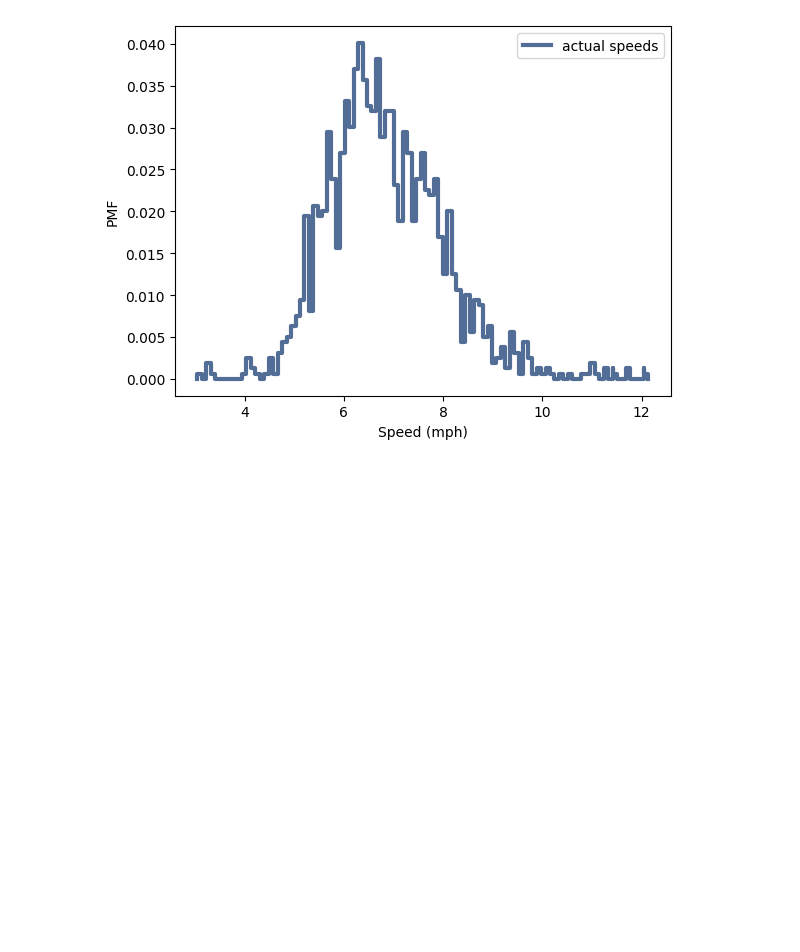
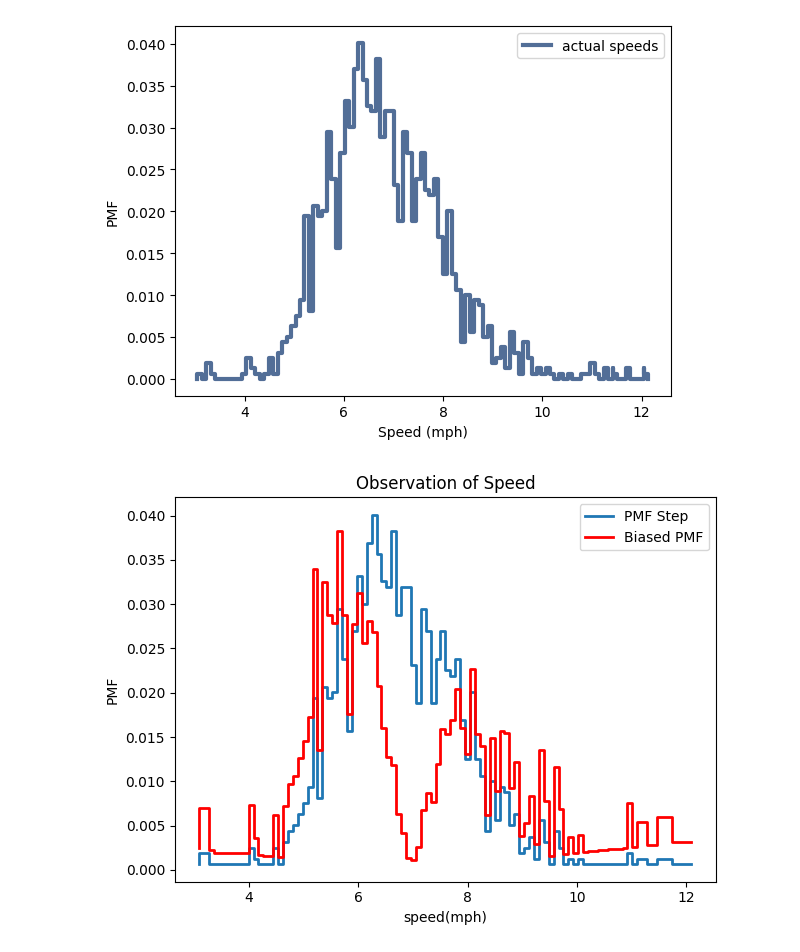
Before and after one commit to marcusloop/ThinkStats2, a Jupyter notebook: code/chap03ex.ipynb, the cells around one changed output. Saved outputs shown, nothing was run; the diff lists cells and outputs as text; code cells hidden in the pictures; blank space fills up the shorter version.

```diff
--- a/code/chap03ex.ipynb
+++ b/code/chap03ex.ipynb
@@ -476,3 +498,36 @@ thinkplot.Pmf(pmf)
 thinkplot.Config(xlabel="Speed (mph)", ylabel="PMF")
 # %% [output]
 [figure]
+# %%
+speed = pd.DataFrame(list(pmf.Items()), columns=['actual_speed', 'prob'])
+speed['biased_prob'] = speed['prob']*(abs(speed['actual_speed'] - 7))
+
+#Data visualization
+fig, ax = plt.subplots()
+ax.step(
+    speed['actual_speed'],
+    speed['prob'],
+    where="post",
+    color="tab:blue",
+    linewidth=2,
+    label="PMF Step",
+)
+
+ax.step(
+    speed['actual_speed'],
+    speed['biased_prob'],
+    where="post",
+    color="red",
+    linewidth=2,
+    label="Biased PMF",
+)
+
+#ax edit
+ax.set_title('Observation of Speed')
+ax.set_xlabel('speed(mph)')
+ax.set_ylabel('PMF')
+ax.legend()
+plt.tight_layout()
+plt.show()
+# %% [output]
+[figure, added]
```
Also changed, not shown: parts of 15 cells of this notebook.
